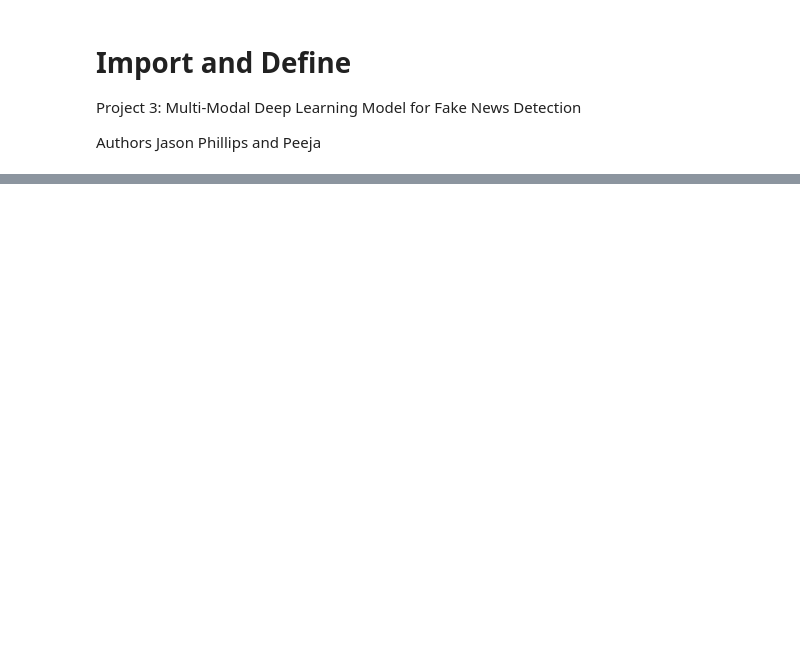
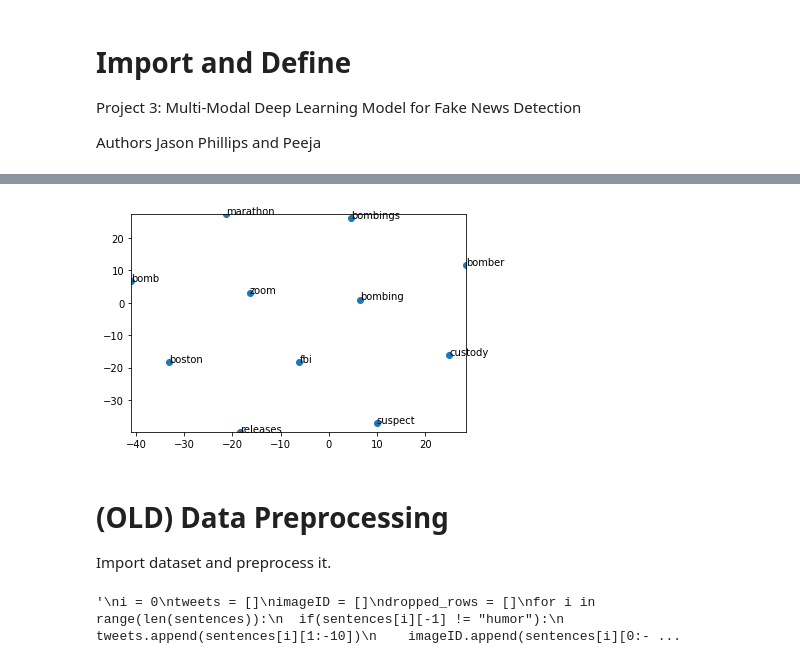
Before and after one commit to JasonTPhillipsJr/CSC215, a Jupyter notebook: Project_3.ipynb, the cells around one changed output, grey strips where cells are left out. Cells and saved outputs as stored; diff of their text form; code cells hidden in the pictures; blank space fills up the shorter version.

```diff
--- a/Project_3.ipynb
+++ b/Project_3.ipynb
@@ -298,0 +671,4 @@ tweets
+# %%
+#Save model and load weights for faster speeds.
+word_model_train.save('word2vec_model_scratch')
+word_model_train = Word2Vec.load('word2vec_model_scratch')
@@ -298,0 +703,9 @@ tweets
+# %%
+#Visualize words within a 2D space that are similar to the selected word.
+display_closestwords_tsnescatterplot(word_model_train,'boston')
+# %% [output]
+[figure, added]
+# %% [markdown]
+# (OLD) Data Preprocessing
+
+Import dataset and preprocess it.
@@ -298,0 +719,15 @@ tweets
+# %%
+"""
+i = 0
+tweets = []
+imageID = []
+dropped_rows = []
+for i in range(len(sentences)):
+  if(sentences[i][-1] != "humor"):
+    tweets.append(sentences[i][1:-10])
+    imageID.append(sentences[i][0:-8])
+  #else:
+    #tweets_df = tweets_df.drop([i])
+    """
+# %% [output]
+'\ni = 0\ntweets = []\nimageID = []\ndropped_rows = []\nfor i in range(len(sentences)):\n  if(sentences[i][-1] != "humor"):\n    tweets.append(sentences[i][1:-10])\n    imageID.append(sentences[i][0:- ...
```
Also changed, not shown: parts of 67 cells of this notebook.
